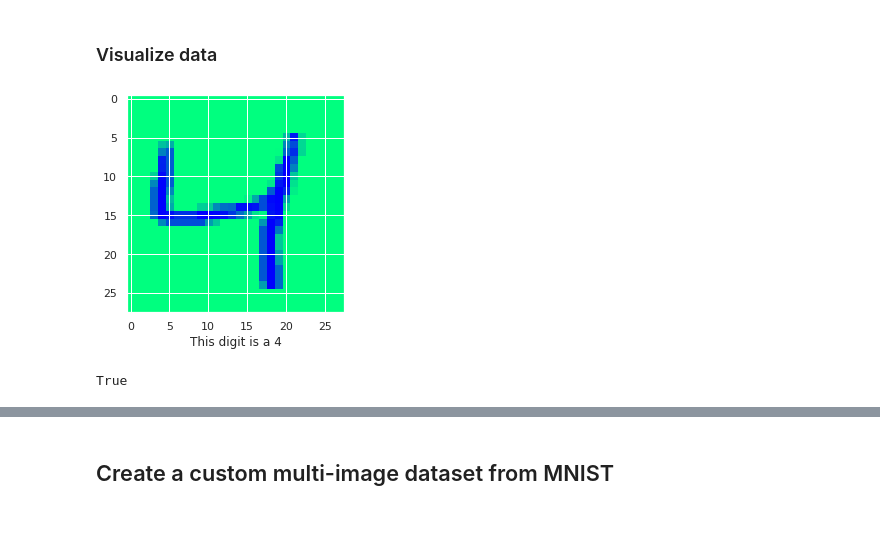
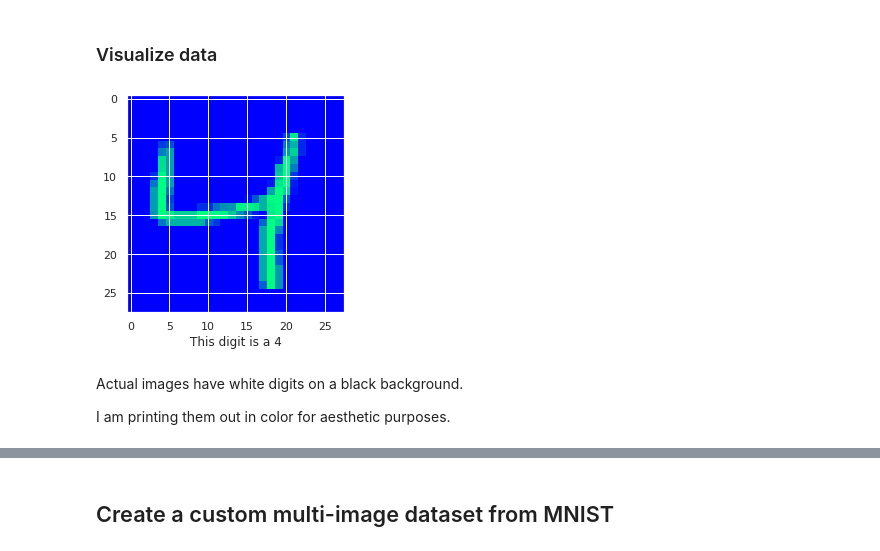
Before and after one commit to olga-black/digits-classifier, a Jupyter notebook: digits_classifier.ipynb, the cells around one changed output, grey strips where cells are left out. Drawn from its saved outputs; the diff is of its cells as text; code cells hidden in the pictures; blank space fills up the shorter version.

```diff
--- a/digits_classifier.ipynb
+++ b/digits_classifier.ipynb
@@ -35,16 +35,16 @@ sns.set()
 # %%
 image = dataset[2][0][-1, :, :]
 label = dataset[2][1]
 
-plt.imshow(image, cmap='winter_r')
+plt.imshow(image, cmap='winter')
 plt.xlabel(f"This digit is a {label}")
 plt.show()
 # %% [output]
-[figure, old version]
+[figure, new version]
-# %%
-dataset[2][1] == 4
-# %% [output]
-True
+# %% [markdown]
+Actual images have white digits on a black background.
+
+I am printing them out in color for aesthetic purposes.
 # %%
 def binary_targets(dataset):
     """
```
Also changed, not shown: parts of 32 cells of this notebook.
